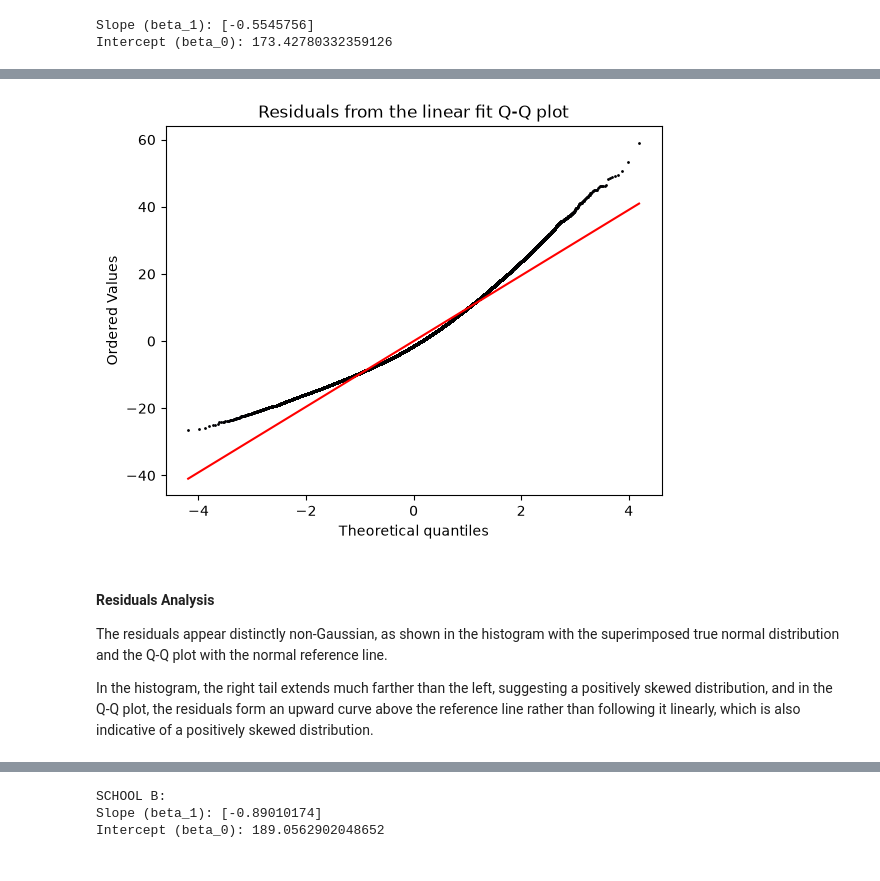
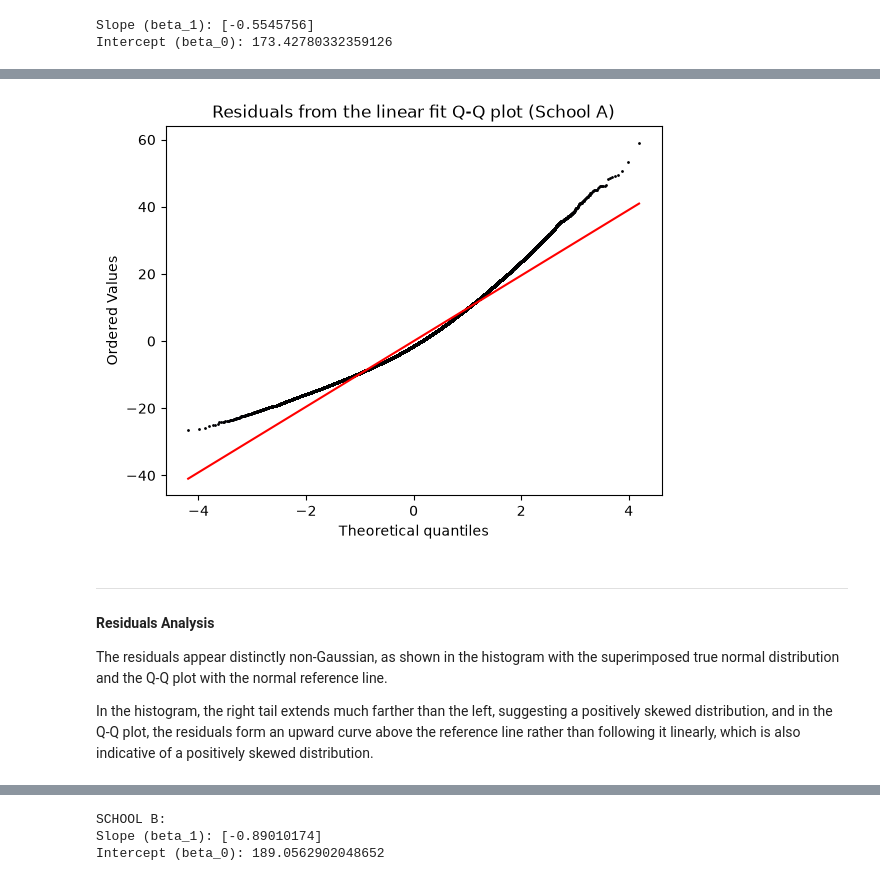
Before and after one commit to uOAlexH/mat3373-shw1, a Jupyter notebook: shortHW1.ipynb, the cells around one changed output, grey strips where cells are left out. Drawn from its saved outputs; the diff is of its cells as text; code cells hidden in the pictures.

```diff
--- a/shortHW1.ipynb
+++ b/shortHW1.ipynb
@@ -117,16 +104,18 @@ Text(0.5, 1.0, 'Histogram of Residuals From the Linear Fit')
 # %%
 # Creating a Q-Q plot for the residuals.
 
 stats.probplot(residuals, dist="norm", plot=plt)
-plt.title("Residuals from the linear fit Q-Q plot")
+plt.title("Residuals from the linear fit Q-Q plot (School A)")
 
-# Accesses scatter points component of the QQ-plot (just to customize them to match the design of my other plots haha)
+# Accesses scatter points component of the QQ-plot (just to customize them to match the design of my other plots lol)
 points_line = plt.gca().get_lines()[0]  # index 0 is the scatter points
 points_line.set_markeredgecolor('black')
 points_line.set_markersize(1)
 # %% [output]
-[figure, old version]
+[figure, new version]
 # %% [markdown]
+***
+
 #### Residuals Analysis
 
 The residuals appear distinctly non-Gaussian, as shown in the histogram with the superimposed true normal distribution and the Q-Q plot with the normal reference line.
```
Also changed, not shown: parts of 33 cells of this notebook.
